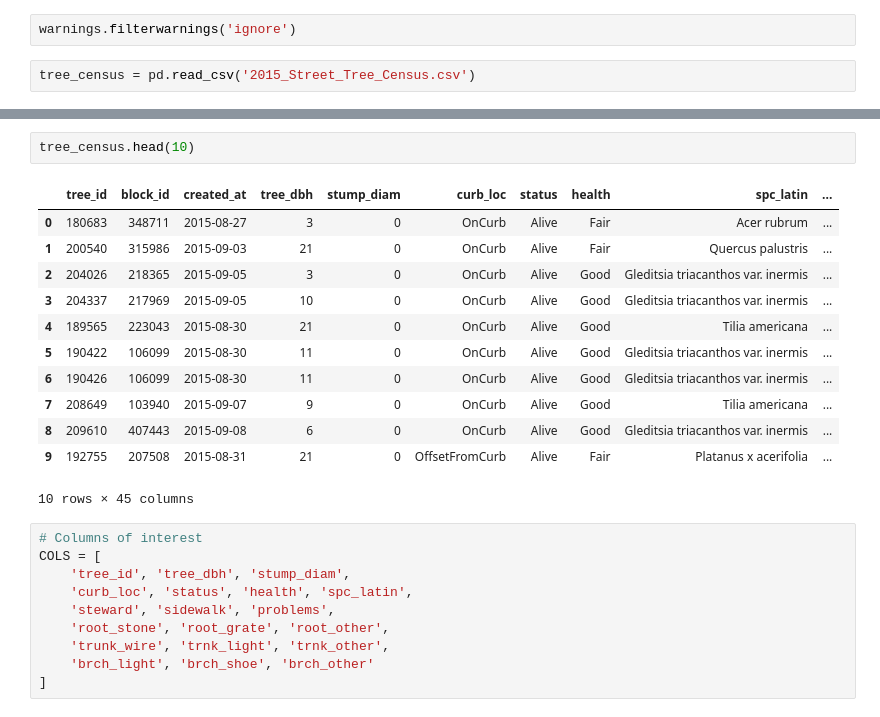
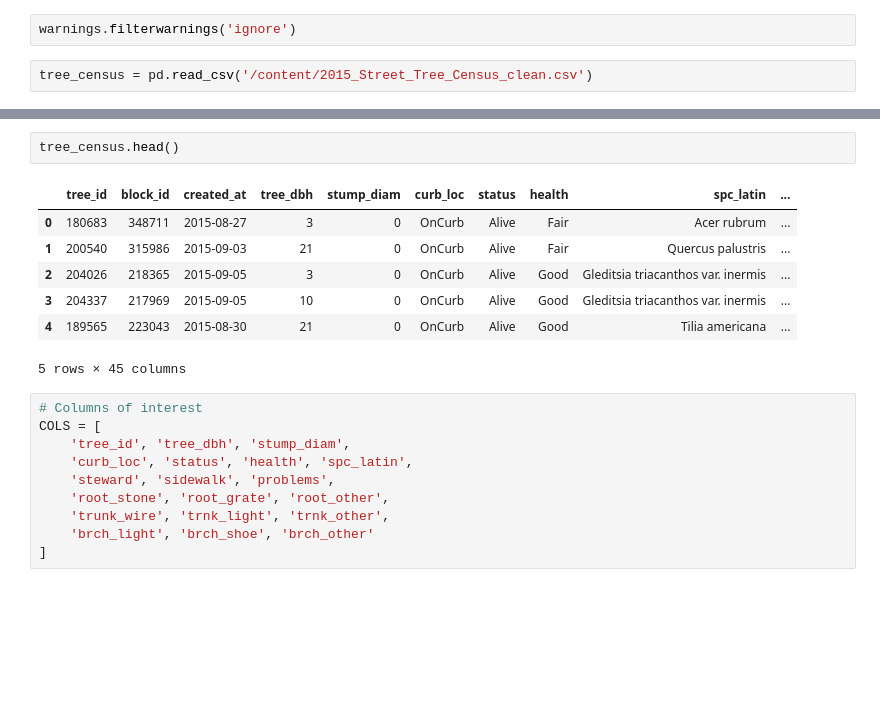
Before and after one commit to SvetlanaKrunic/small-projects, a Jupyter notebook: EDA (Explanatory Data Analysis)/tree_census_analysis.ipynb, the cells around one changed output, grey strips where cells are left out. Cells and saved outputs as stored; diff of their text form; blank space fills up the shorter version.

```diff
--- a/EDA (Explanatory Data Analysis)/tree_census_analysis.ipynb
+++ b/EDA (Explanatory Data Analysis)/tree_census_analysis.ipynb
@@ -14,7 +18,7 @@ import warnings
 # %%
 warnings.filterwarnings('ignore')
 # %%
-tree_census = pd.read_csv('2015_Street_Tree_Census.csv')
+tree_census = pd.read_csv('/content/2015_Street_Tree_Census_clean.csv')
 # %%
 print(f'Full dataset shape: {tree_census.shape}')
 # %% [output]
@@ -22,18 +26,13 @@ Full dataset shape: (165991, 45)
 # %%
-tree_census.head(10)
+tree_census.head()
 # %% [output]
 |  | tree_id | block_id | created_at | tree_dbh | stump_diam | curb_loc | status | health | spc_latin | ... |
 | 0 | 180683 | 348711 | 2015-08-27 | 3 | 0 | OnCurb | Alive | Fair | Acer rubrum | ... |
 | 1 | 200540 | 315986 | 2015-09-03 | 21 | 0 | OnCurb | Alive | Fair | Quercus palustris | ... |
 | 2 | 204026 | 218365 | 2015-09-05 | 3 | 0 | OnCurb | Alive | Good | Gleditsia triacanthos var. inermis | ... |
 | 3 | 204337 | 217969 | 2015-09-05 | 10 | 0 | OnCurb | Alive | Good | Gleditsia triacanthos var. inermis | ... |
 | 4 | 189565 | 223043 | 2015-08-30 | 21 | 0 | OnCurb | Alive | Good | Tilia americana | ... |
-| 5 | 190422 | 106099 | 2015-08-30 | 11 | 0 | OnCurb | Alive | Good | Gleditsia triacanthos var. inermis | ... |
-| 6 | 190426 | 106099 | 2015-08-30 | 11 | 0 | OnCurb | Alive | Good | Gleditsia triacanthos var. inermis | ... |
-| 7 | 208649 | 103940 | 2015-09-07 | 9 | 0 | OnCurb | Alive | Good | Tilia americana | ... |
-| 8 | 209610 | 407443 | 2015-09-08 | 6 | 0 | OnCurb | Alive | Good | Gleditsia triacanthos var. inermis | ... |
-| 9 | 192755 | 207508 | 2015-08-31 | 21 | 0 | OffsetFromCurb | Alive | Fair | Platanus x acerifolia | ... |
-10 rows × 45 columns
+5 rows × 45 columns
 # %%
 # Columns of interest
 COLS = [
```
Also changed, not shown: parts of 51 cells of this notebook.
